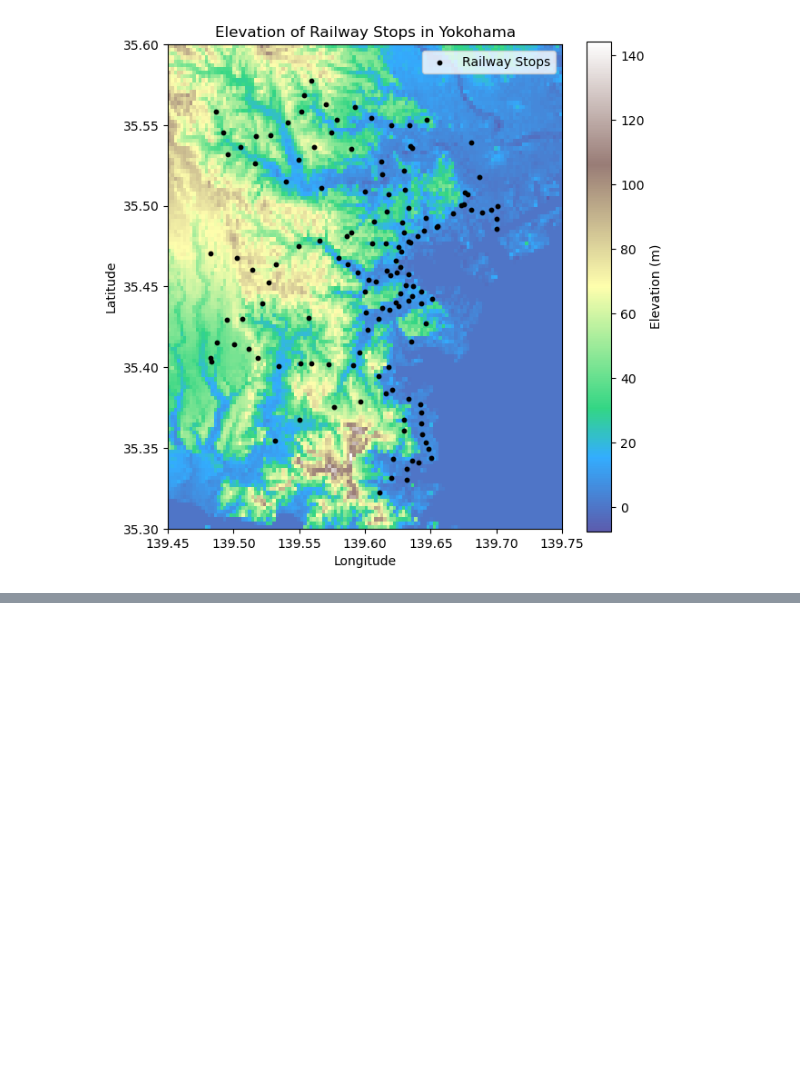
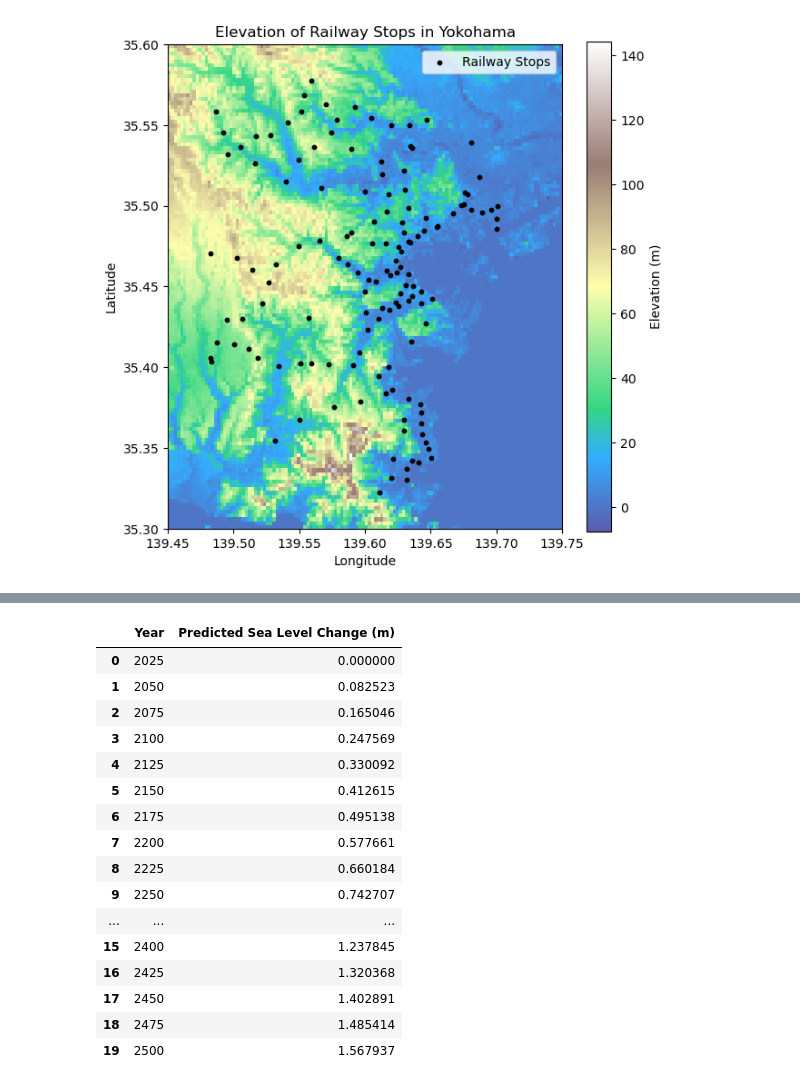
Before and after one commit to Arcyill/ECON-323-Project, a Jupyter notebook: Main.ipynb, the cells around one changed output, grey strips where cells are left out. Cells and saved outputs as stored; diff of their text form; code cells hidden in the pictures; blank space fills up the shorter version.

```diff
--- a/Main.ipynb
+++ b/Main.ipynb
@@ -186,0 +389,29 @@ interactive_map
+# %%
+#subtract by the 1st year (current) to get the sea level change
+future_df["Predicted Sea Level (mm)"] = future_df["Predicted Sea Level (mm)"] - future_df["Predicted Sea Level (mm)"].min()
+
+future_df["Predicted Sea Level (mm)"] = future_df["Predicted Sea Level (mm)"] / 1000 #convert to meters
+
+
+future_df = future_df.rename(columns={"Predicted Sea Level (mm)": "Predicted Sea Level Change (m)"}) #rename column to meters
+future_df = future_df[["Year", "Predicted Sea Level Change (m)"]] #select the columns
+
+future_df
+# %% [output]
+|  | Year | Predicted Sea Level Change (m) |
+| 0 | 2025 | 0.000000 |
+| 1 | 2050 | 0.082523 |
+| 2 | 2075 | 0.165046 |
+| 3 | 2100 | 0.247569 |
+| 4 | 2125 | 0.330092 |
+| 5 | 2150 | 0.412615 |
+| 6 | 2175 | 0.495138 |
+| 7 | 2200 | 0.577661 |
+| 8 | 2225 | 0.660184 |
+| 9 | 2250 | 0.742707 |
+| ... | ... | ... |
+| 15 | 2400 | 1.237845 |
+| 16 | 2425 | 1.320368 |
+| 17 | 2450 | 1.402891 |
+| 18 | 2475 | 1.485414 |
+| 19 | 2500 | 1.567937 |
```
Also changed, not shown: parts of 40 cells of this notebook, 2 other files.
